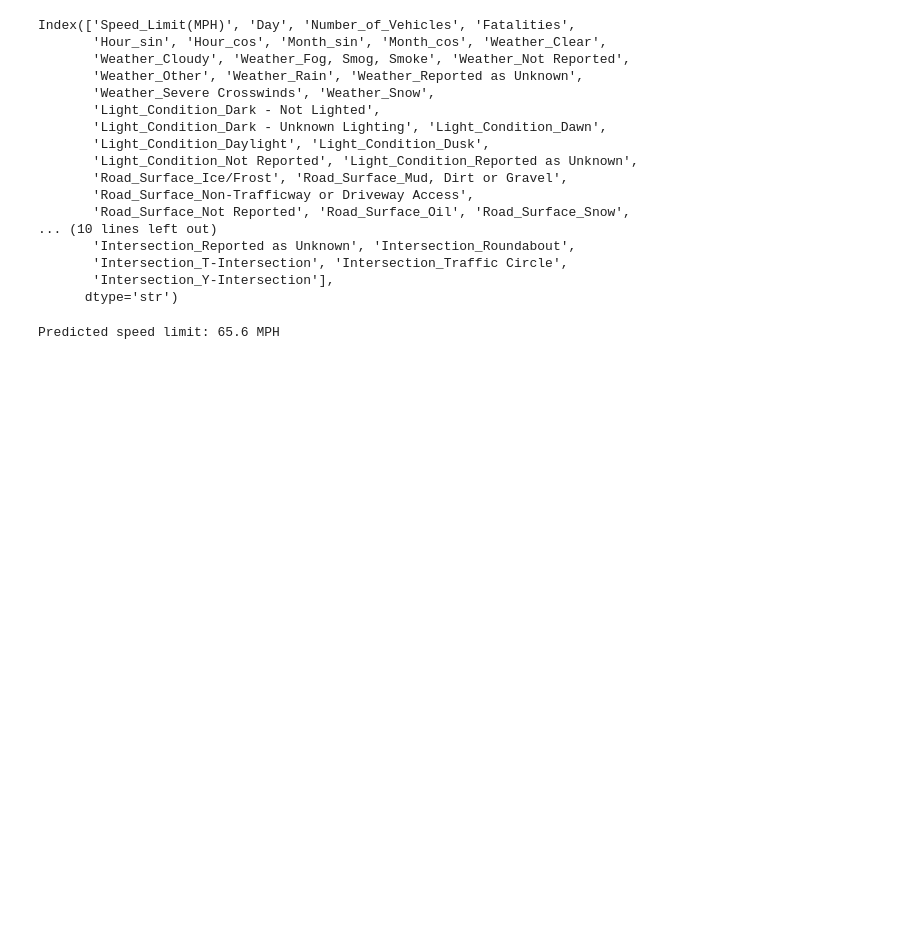
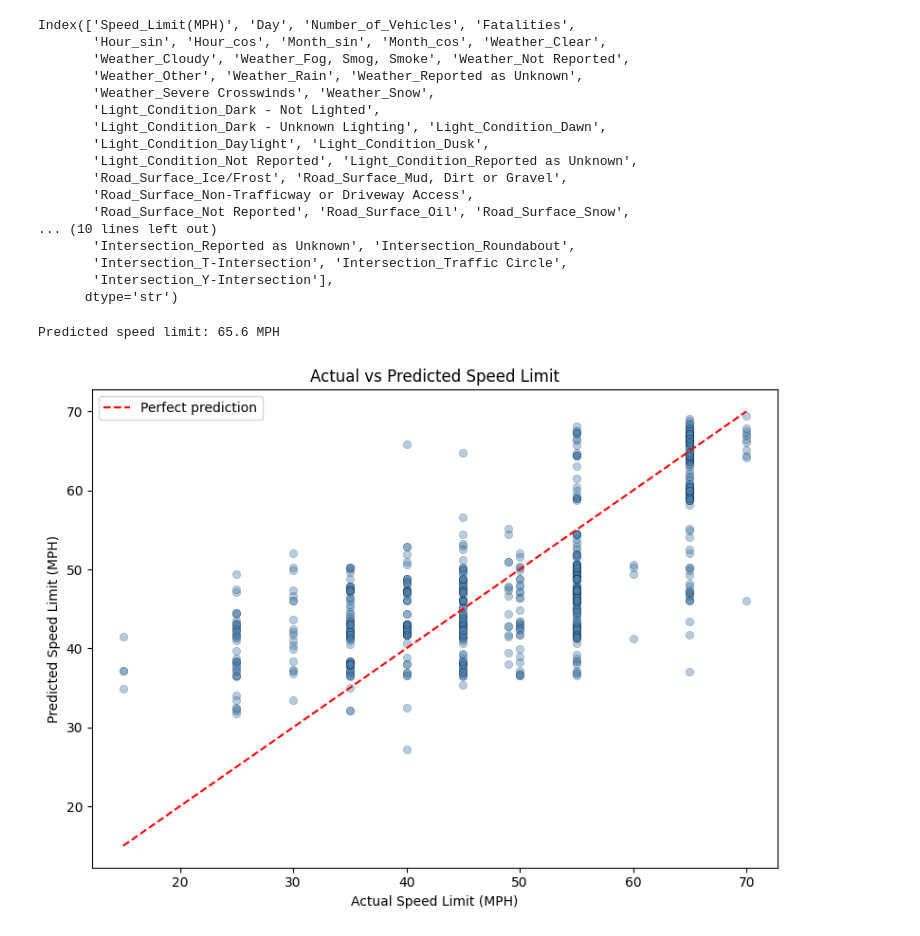
Before and after one commit to nirvamps2-hub/speed-limit-prediction, a Jupyter notebook: Transportation.ipynb, the cells around one changed output. Drawn from its saved outputs; the diff is of its cells as text; code cells hidden in the pictures; blank space fills up the shorter version.

Commit message:
Add actual vs predicted speed limit plot

```diff
--- a/Transportation.ipynb
+++ b/Transportation.ipynb
@@ -210,7 +210,7 @@ import numpy as np
 model_df = model_df.dropna(subset=['Hour_sin', 'Hour_cos'])
 print(model_df.shape)   # should show 3581 - 69 = 3512 rows
 
-X=model_df.drop('Speed_Limit(MPH)',axis=1)
+X=model_df.drop(['Speed_Limit(MPH)','Day', 'Hour_sin', 'Hour_cos','Month_sin','Month_cos'],axis=1)
 y=model_df['Speed_Limit(MPH)']
 X_train, X_test, y_train, y_test = train_test_split(X, y, test_size=0.2, random_state=42)
 from sklearn.linear_model import LinearRegression
@@ -341,3 +336,26 @@ predicted_speed = predict_speed_limit(model, numeric_values, category_values)
 print(f"Predicted speed limit: {predicted_speed:.1f} MPH")
 # %% [output]
 Predicted speed limit: 65.6 MPH
+# %%
+import matplotlib.pyplot as plt
+
+# y_test = actual speed limits, y_pred = model's predicted speed limits
+plt.figure(figsize=(8, 6))
+plt.scatter(y_test, y_pred, alpha=0.4, color='steelblue', edgecolor='k', linewidth=0.3)
+
+# Diagonal reference line: perfect predictions would fall exactly on this line
+min_val = min(y_test.min(), y_pred.min())
+max_val = max(y_test.max(), y_pred.max())
+plt.plot([min_val, max_val], [min_val, max_val], color='red', linestyle='--', label='Perfect prediction')
+
+plt.xlabel('Actual Speed Limit (MPH)')
+plt.ylabel('Predicted Speed Limit (MPH)')
+plt.title('Actual vs Predicted Speed Limit')
+plt.legend()
+plt.tight_layout()
+
+# Save it so you can use it on LinkedIn/README
+plt.savefig('actual_vs_predicted_speed_limit.png', dpi=150)
+plt.show()
+# %% [output]
+[figure, added]
```
Also changed, not shown: parts of 4 cells of this notebook, 2 other files.
